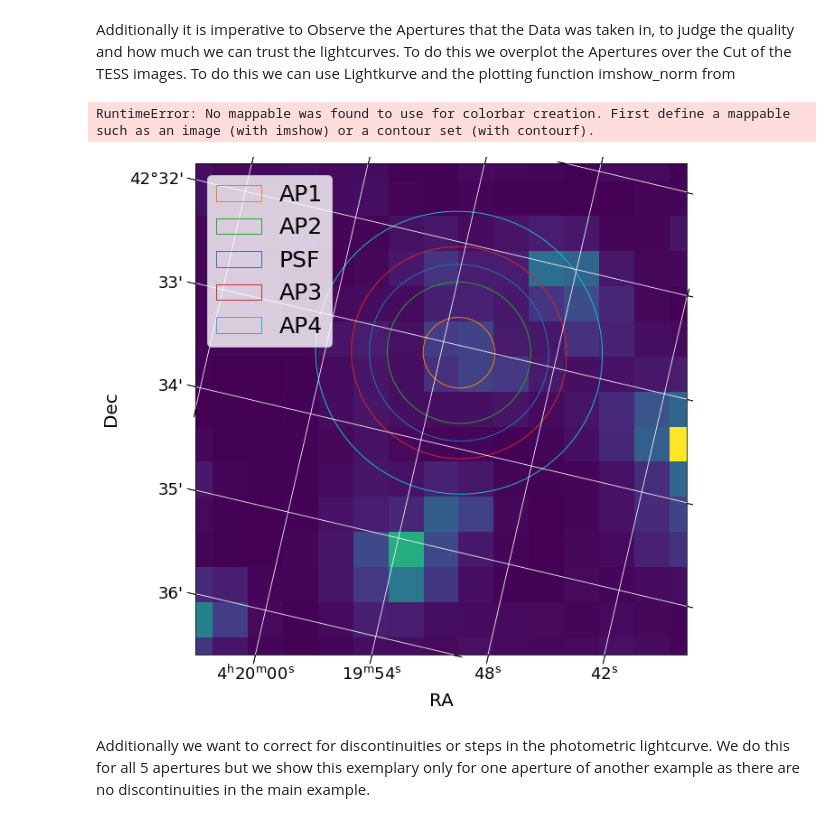
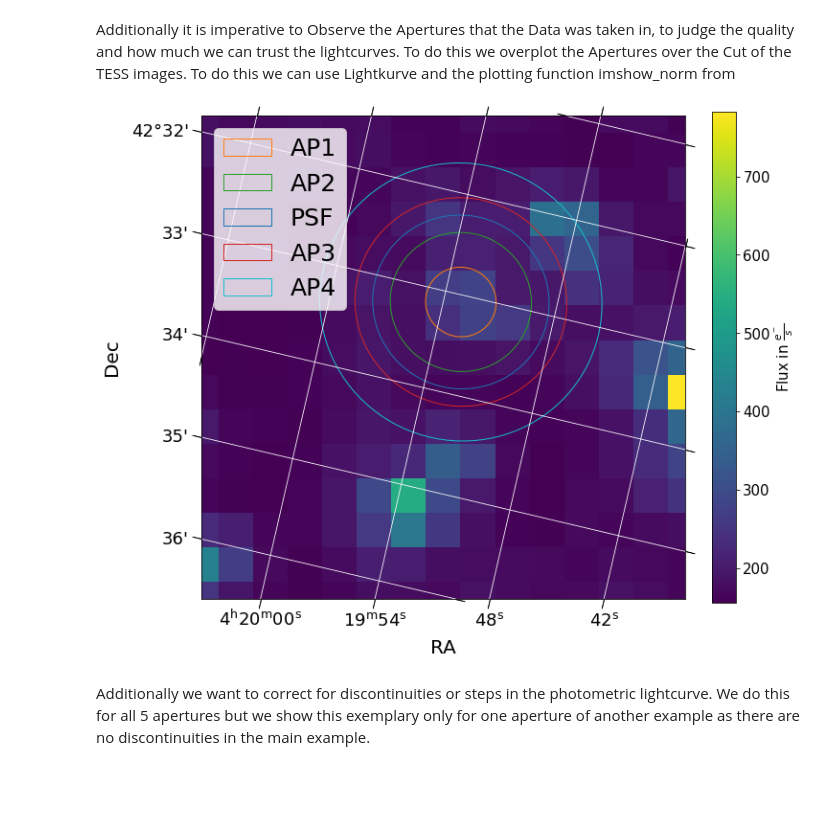
Before and after one commit to Meistermagier/AstroVar, a Jupyter notebook: tutorial/1 - Pre-detrending.ipynb, the cells around one changed output. Cells and saved outputs as stored; diff of their text form; code cells hidden in the pictures; blank space fills up the shorter version.

Commit message:
Finallized the Colorbar

```diff
--- a/tutorial/1 - Pre-detrending.ipynb
+++ b/tutorial/1 - Pre-detrending.ipynb
@@ -123,36 +123,37 @@ result = lightkurve.search_tesscut("2MASS J04195212+4233304")
 tess = result.download(cutout_size=15)
 wcs_tess = tess.wcs #This is the World Coordinate System (wcs) of the TESS which is used to transform to the coordinates in the TESS image.
 
 #Centroid Positions at index
 x = Dataset["X_Position"][idx]
 y = Dataset["y_Position"][idx]
 
 cord_aperture = wcs_tess.pixel_to_world(x-tess.column,y-tess.row) # Calculate the coordianattes in RA and Dec of the centroid
 with plt.rc_context({"xtick.labelsize":18,"xtick.major.size":10,}):
 
     fig = plt.figure(figsize=(10,10))
     ax = fig.add_subplot(projection=wcs_tess) #Add subplot and add the projection
 
     img = ax.imshow(tess.flux[idx].value) # Plot the image of the TESS Cut
 
     #plot all 5 Apertures
     for i in range(5):
 
         r = SphericalCircle((cord_aperture.ra , cord_aperture.dec),AP_arcsec[i],edgecolor=colors[i], facecolor='none',transform=ax.get_transform('icrs'),label=names[i])
         ax.add_patch(r)
 
     ax.coords.grid(True, color='white', ls='solid')
     ax.set_xlabel('RA',fontsize=20)
     ax.set_ylabel('Dec',fontsize=20)
     ax.set_ylim(0,14)
     ax.set_xlim(0,14)
     ax.legend(fontsize=25,frameon=True)
 
-    plt.colorbar(img)
+    cb = plt.colorbar(img,fraction=0.046)
+    cb.set_label(label=r"Flux in $\frac{e^-}{s}$",size=15)
+    cb.ax.tick_params(labelsize=15)
     plt.show()
 # %% [output]
-RuntimeError: No mappable was found to use for colorbar creation. First define a mappable such as an image (with imshow) or a contour set (with contourf).
-[figure, old version]
+[figure, new version]
 # %% [markdown]
 Additionally we want to correct for discontinuities or steps in the photometric lightcurve. We do this for all 5 apertures but we show this exemplary only for one aperture of another example as there are no discontinuities in the main example.
 # %%
```
